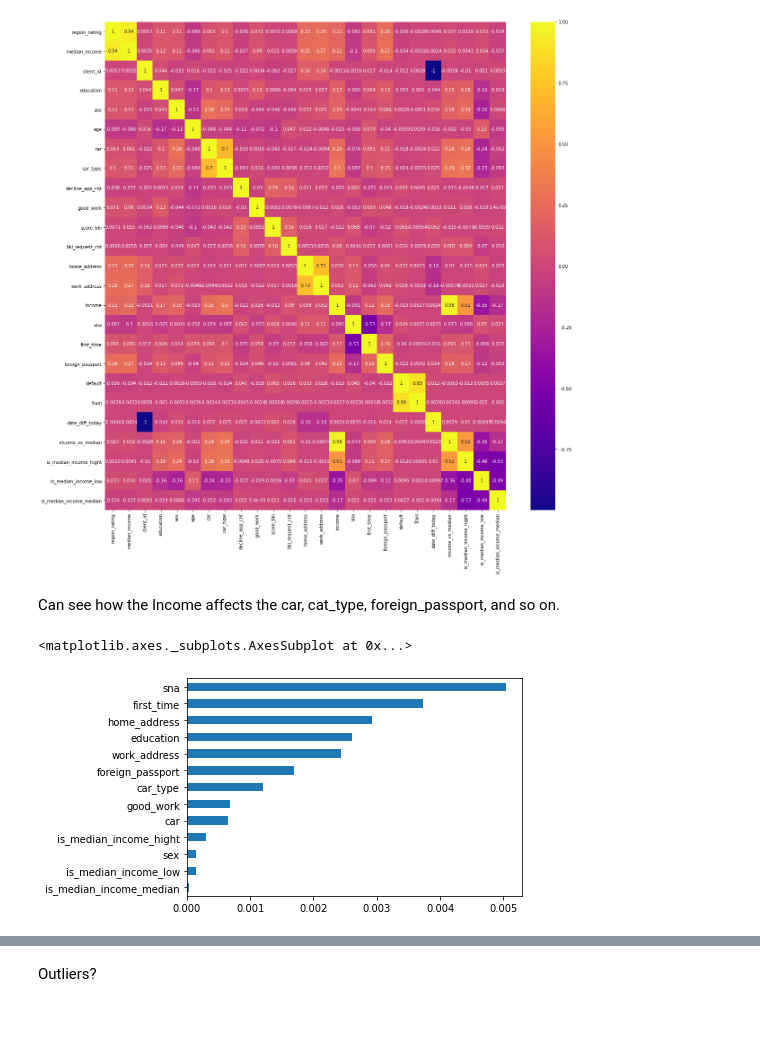
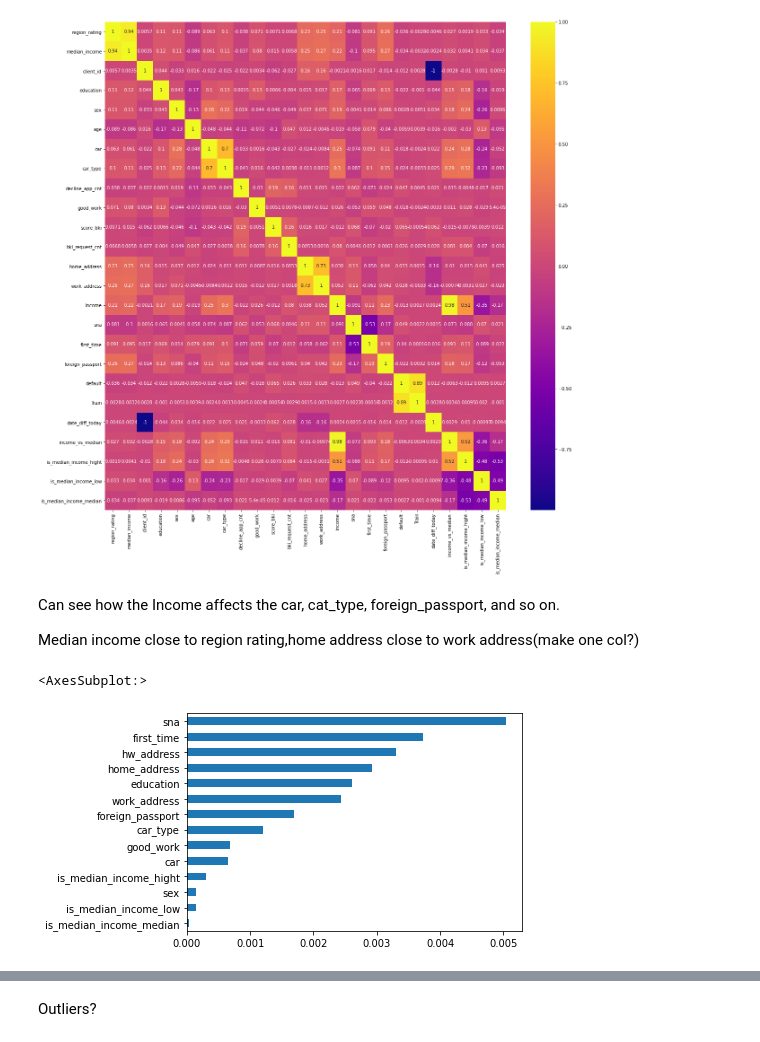
Before and after one commit to PrusRoman/skillfactory_rds, a Jupyter notebook: project_4_Credit_Scoring/sf_Credit_Scoring.ipynb, the cells around one changed output, grey strips where cells are left out. Drawn from its saved outputs; the diff is of its cells as text; code cells hidden in the pictures.

```diff
--- a/project_4_Credit_Scoring/sf_Credit_Scoring.ipynb
+++ b/project_4_Credit_Scoring/sf_Credit_Scoring.ipynb
@@ -122,5 +96,8 @@ Saving train.csv to train.csv
 # %%
-#блок для kaggle, куда потом переносить решение
-#data_directory = '/kaggle/input/sf-dst-scoring/'
-#df_train = pd.read_csv(data_directory+'train.csv')
-#df_test = pd.read_csv(data_directory+'test.csv')
+#Read data and see examples
+data_directory = '../input/sfdst-credit-scoring/'
+df_train = pd.read_csv(data_directory+'train.csv', sep=',')
+df_test = pd.read_csv(data_directory+'test.csv', sep=',')
+sample_submission = pd.read_csv(data_directory+'/sample_submission.csv')
+
+df_train.head()
@@ -127,5 +110,0 @@ Saving train.csv to train.csv
-# %%
-#Read data and see examples
-df_train = pd.read_csv("train.csv", sep=',')
-df_test = pd.read_csv("test.csv", sep=',')
-df_train.head()
@@ -217,7 +189,7 @@ Let's fill in the NAN with the most popular education in a group with the same g
 data['education'] = data.groupby(['sex','car','region_rating','good_work','foreign_passport'], sort=False)['education'].apply(lambda x: x.fillna(x.mode().iloc[0]))
 # %%
 #here I fill in the nan in Default with a negative value, so that later it is easy to understand what is what
-data.default.fillna(-1, inplace=True)
+data.default.fillna((-1), inplace=True)
 # %% [markdown]
 ### See category cols
 # %%
@@ -323,21 +293,26 @@ ax = sns.heatmap(data.corr(),annot = True, cmap = 'plasma')
 [figure]
 # %% [markdown]
 Can see how the Income affects the car, cat_type, foreign_passport, and so on.
+
+Median income close to region rating,home address close to work address(make one col?)
 # %%
 #new feature - bki_cnt_first_time
 data['bki_cnt_first_time'] = data['bki_request_cnt'] * data['first_time']
+# %%
+#new feature - home&work_address
+data['hw_address'] = data['home_address']+data['work_address']
 # %%
 #add new field to list bin_cols and show dependency between default and bin_cols + cat_cols
-new_cols = ['is_median_income_hight','is_median_income_low','is_median_income_median']
+new_cols = ['is_median_income_hight','is_median_income_low','is_median_income_median', 'hw_address']
 bin_cols.extend(new_cols)
 
 dependency = pd.Series(mutual_info_classif(data[bin_cols + cat_cols], data['default'],
                                      discrete_features =True), index = bin_cols + cat_cols)
 dependency.sort_values(inplace = True)
 dependency.plot(kind = 'barh')
 # %% [output]
-<matplotlib.axes._subplots.AxesSubplot at 0x...>
+<AxesSubplot:>
-[figure, old version]
+[figure, new version]
 # %%
 #add new field to list num_cols and show dependency between default and num_cols
 new_cols = ['date_diff_today','bki_cnt_first_time']
```
Also changed, not shown: parts of 29 cells of this notebook, 1 other file.
